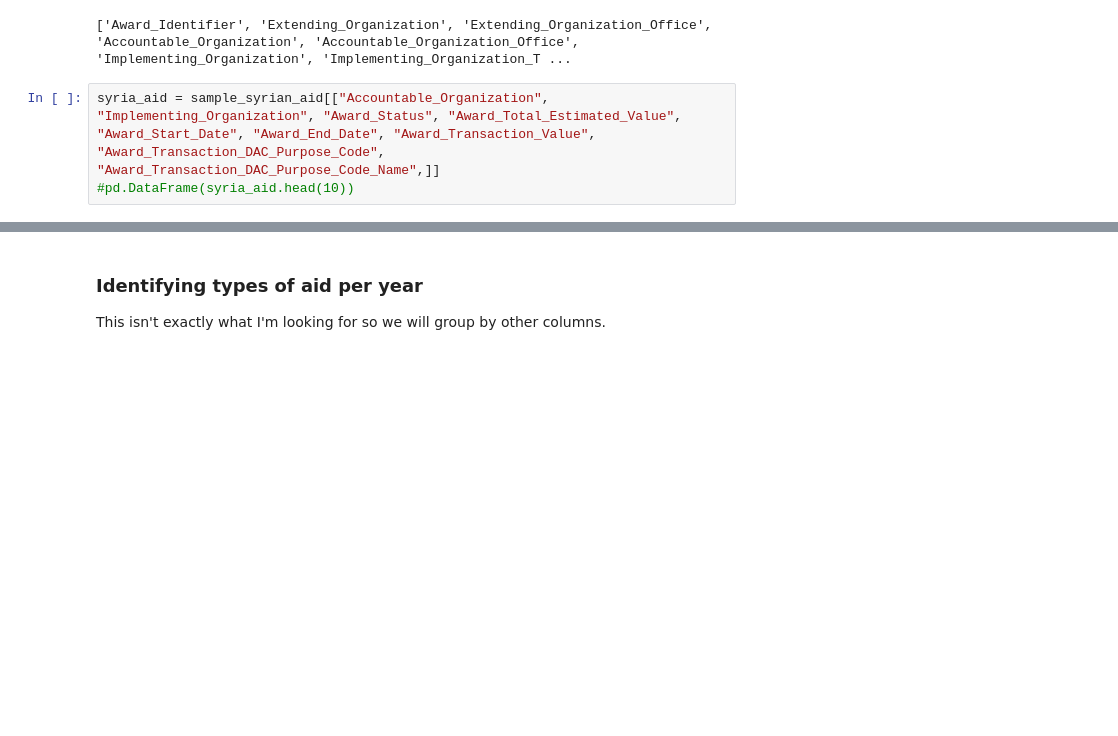
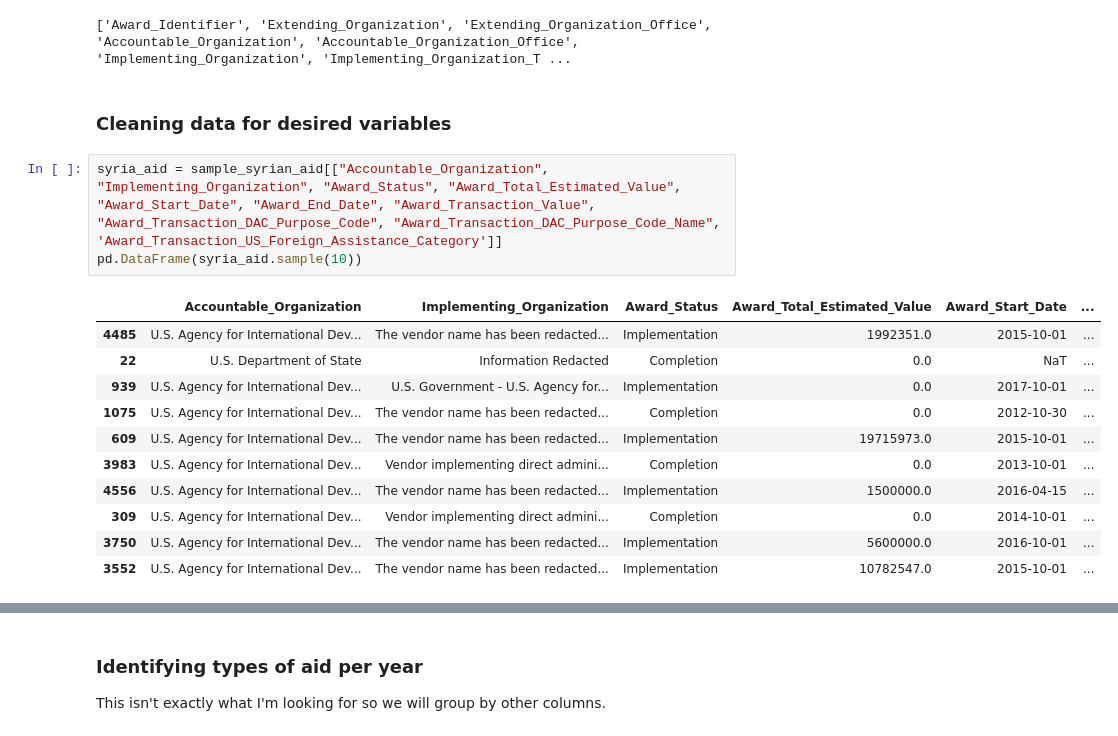
Before and after one commit to marissamarinello/Final_Project, a Jupyter notebook: Codebooks/aid_syria.ipynb, the cells around one changed output, grey strips where cells are left out. Drawn from its saved outputs; the diff is of its cells as text; blank space fills up the shorter version.

```diff
--- a/Codebooks/aid_syria.ipynb
+++ b/Codebooks/aid_syria.ipynb
@@ -11,9 +24,23 @@ sample_syrian_aid = pd.read_excel("syria_foreign_assistance.xlsx", sample=10)
 print(list(sample_syrian_aid))
 # %% [output]
 ['Award_Identifier', 'Extending_Organization', 'Extending_Organization_Office', 'Accountable_Organization', 'Accountable_Organization_Office', 'Implementing_Organization', 'Implementing_Organization_T ...
+# %% [markdown]
+### Cleaning data for desired variables
 # %%
-syria_aid = sample_syrian_aid[["Accountable_Organization", "Implementing_Organization", "Award_Status", "Award_Total_Estimated_Value", "Award_Start_Date", "Award_End_Date", "Award_Transaction_Value", "Award_Transaction_DAC_Purpose_Code", "Award_Transaction_DAC_Purpose_Code_Name",]]
-#pd.DataFrame(syria_aid.head(10))
+syria_aid = sample_syrian_aid[["Accountable_Organization", "Implementing_Organization", "Award_Status", "Award_Total_Estimated_Value", "Award_Start_Date", "Award_End_Date", "Award_Transaction_Value", "Award_Transaction_DAC_Purpose_Code", "Award_Transaction_DAC_Purpose_Code_Name", 'Award_Transaction_US_Foreign_Assistance_Category']]
+pd.DataFrame(syria_aid.sample(10))
+# %% [output]
+|  | Accountable_Organization | Implementing_Organization | Award_Status | Award_Total_Estimated_Value | Award_Start_Date | ... |
+| 4485 | U.S. Agency for International Dev... | The vendor name has been redacted... | Implementation | 1992351.0 | 2015-10-01 | ... |
+| 22 | U.S. Department of State | Information Redacted | Completion | 0.0 | NaT | ... |
+| 939 | U.S. Agency for International Dev... | U.S. Government - U.S. Agency for... | Implementation | 0.0 | 2017-10-01 | ... |
+| 1075 | U.S. Agency for International Dev... | The vendor name has been redacted... | Completion | 0.0 | 2012-10-30 | ... |
+| 609 | U.S. Agency for International Dev... | The vendor name has been redacted... | Implementation | 19715973.0 | 2015-10-01 | ... |
+| 3983 | U.S. Agency for International Dev... | Vendor implementing direct admini... | Completion | 0.0 | 2013-10-01 | ... |
+| 4556 | U.S. Agency for International Dev... | The vendor name has been redacted... | Implementation | 1500000.0 | 2016-04-15 | ... |
+| 309 | U.S. Agency for International Dev... | Vendor implementing direct admini... | Completion | 0.0 | 2014-10-01 | ... |
+| 3750 | U.S. Agency for International Dev... | The vendor name has been redacted... | Implementation | 5600000.0 | 2016-10-01 | ... |
+| 3552 | U.S. Agency for International Dev... | The vendor name has been redacted... | Implementation | 10782547.0 | 2015-10-01 | ... |
 # %%
 syria_aid.info()
 # %% [output]
```
Also changed, not shown: parts of 21 cells of this notebook, 33 other files.
